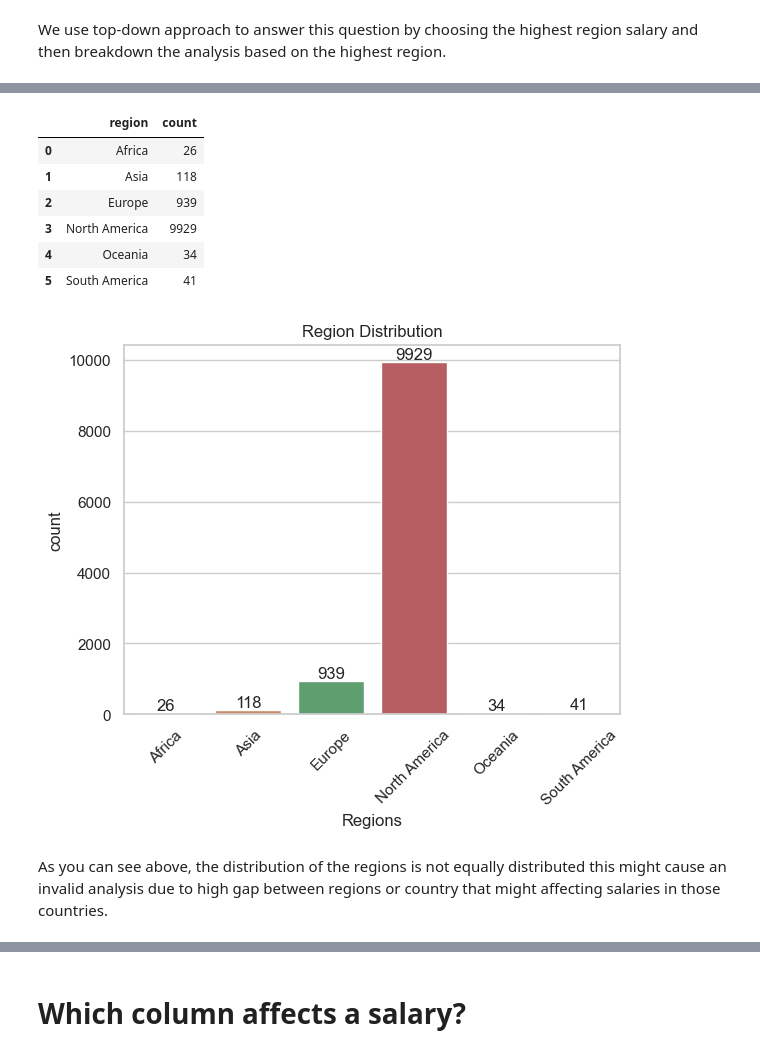
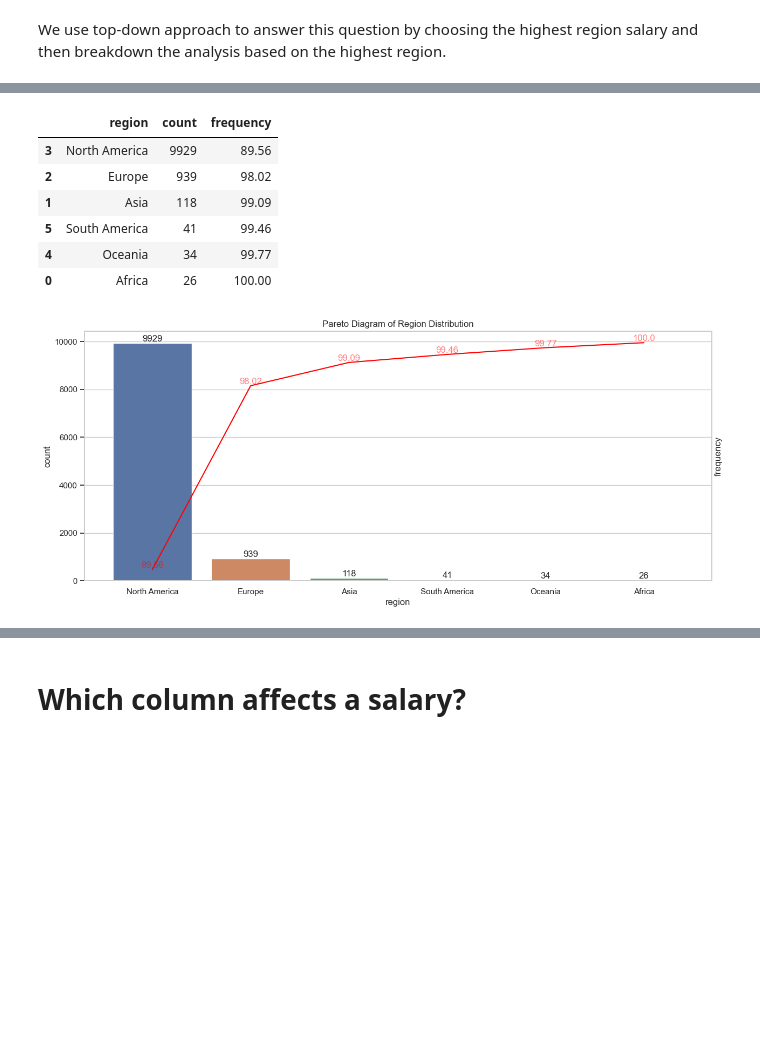
Before and after one commit to DickyAdi/DS2024_analysis, a Jupyter notebook: analysis.ipynb, the cells around one changed output, grey strips where cells are left out. Drawn from its saved outputs; the diff is of its cells as text; code cells hidden in the pictures; blank space fills up the shorter version.

```diff
--- a/analysis.ipynb
+++ b/analysis.ipynb
@@ -157,3 +159,3 @@ To answer this question, we need to perform several analysis below:
 # %%
-countryValueCount = dfRegion.groupby('region')[['region']].value_counts().reset_index()
-countryValueCount.describe()
+countryValueCount = dfRegion.groupby('region')[['region']].value_counts().reset_index().sort_values(by='count', ascending=False)
+countryValueCount['frequency'] = round((countryValueCount['count'].cumsum() / countryValueCount['count'].sum()) * 100, 2)
@@ -170,23 +162,28 @@ countryValueCount.describe()
 # %%
 countryValueCount
 # %% [output]
-|  | region | count |
-| 0 | Africa | 26 |
-| 1 | Asia | 118 |
-| 2 | Europe | 939 |
-| 3 | North America | 9929 |
-| 4 | Oceania | 34 |
-| 5 | South America | 41 |
+|  | region | count | frequency |
+| 3 | North America | 9929 | 89.56 |
+| 2 | Europe | 939 | 98.02 |
+| 1 | Asia | 118 | 99.09 |
+| 5 | South America | 41 | 99.46 |
+| 4 | Oceania | 34 | 99.77 |
+| 0 | Africa | 26 | 100.00 |
 # %%
+plt.figure(figsize=(15,6))
 sns.barplot(x=countryValueCount['region'], y=countryValueCount['count'])
-for i, (_, val) in enumerate(countryValueCount.values):
+for i, (_, val, _) in enumerate(countryValueCount.values):
     plt.text(i, i+val, str(val), ha='center', va='bottom')
+
+ax2 = plt.twinx()
+sns.lineplot(x=countryValueCount['region'], y=countryValueCount['frequency'], color='red', markers='o', ax=ax2)
+for i, (_, _, val) in enumerate(countryValueCount.values):
+    plt.text(i, val, str(val), ha='center', va='bottom', color='red', alpha=.5)
+ax2.set_yticks([])
 plt.xlabel('Regions')
-plt.title('Region Distribution')
+plt.title('Pareto Diagram of Region Distribution')
 plt.xticks(rotation=45)
 plt.show()
 # %% [output]
-[figure, old version]
+[figure, new version]
-# %% [markdown]
-As you can see above, the distribution of the regions is not equally distributed this might cause an invalid analysis due to high gap between regions or country that might affecting salaries in those countries.
 # %%
```
Also changed, not shown: parts of 20 cells of this notebook.
